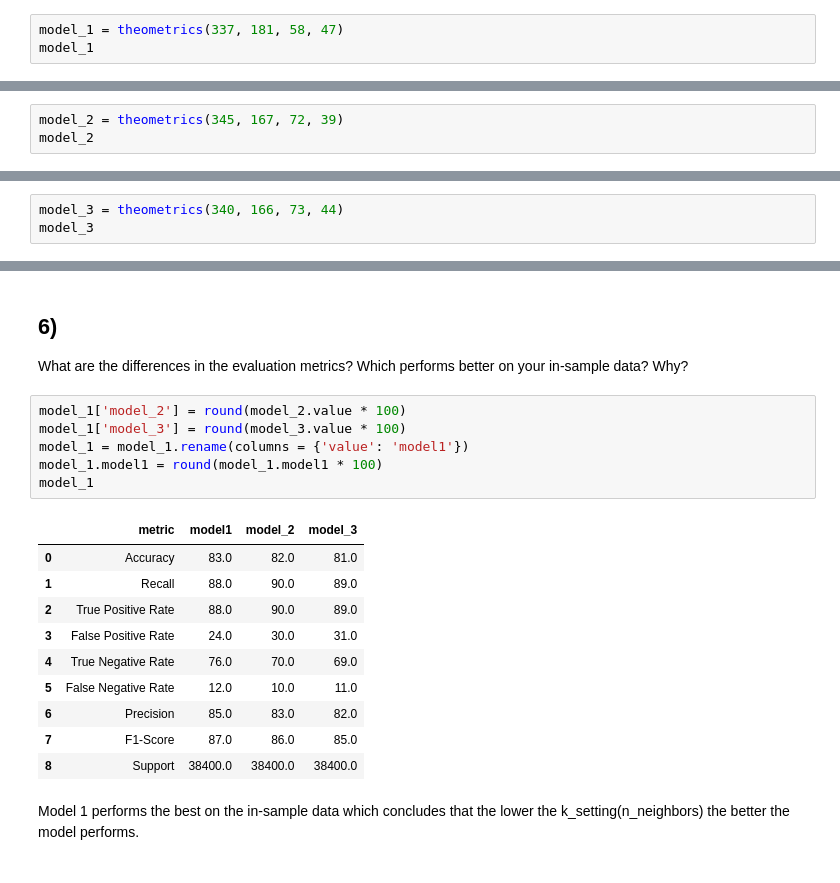
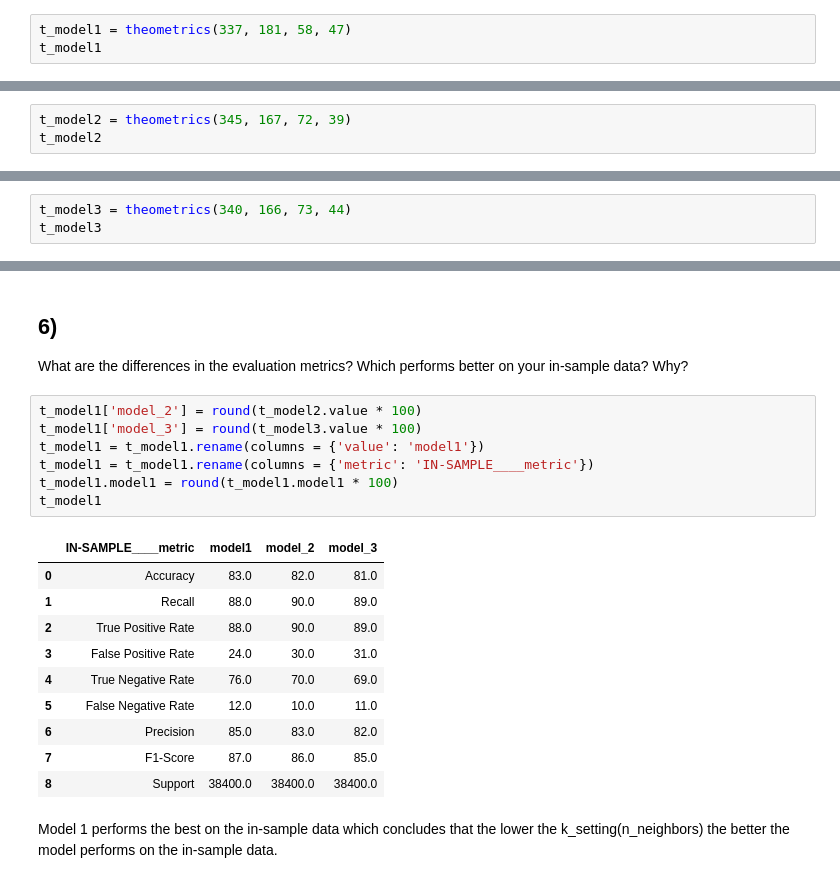
Before and after one commit to TheodoreQuansah/classification_exercises, a Jupyter notebook: knn_model.ipynb, the cells around one changed output, grey strips where cells are left out. Saved outputs shown, nothing was run; the diff lists cells and outputs as text.

```diff
--- a/knn_model.ipynb
+++ b/knn_model.ipynb
@@ -108,6 +112,6 @@ weighted avg       0.83      0.83      0.83       623
 # %%
-model_1 = theometrics(337, 181, 58, 47)
-model_1
+t_model1 = theometrics(337, 181, 58, 47)
+t_model1
 # %% [output]
 |  | metric | value |
 | 0 | Accuracy | 0.831461 |
@@ -222,6 +248,6 @@ weighted avg       0.82      0.82      0.82       623
 # %%
-model_2 = theometrics(345, 167, 72, 39)
-model_2
+t_model2 = theometrics(345, 167, 72, 39)
+t_model2
 # %% [output]
 |  | metric | value |
 | 0 | Accuracy | 0.821830 |
@@ -320,6 +368,6 @@ weighted avg       0.81      0.81      0.81       623
 # %%
-model_3 = theometrics(340, 166, 73, 44)
-model_3
+t_model3 = theometrics(340, 166, 73, 44)
+t_model3
 # %% [output]
 |  | metric | value |
 | 0 | Accuracy | 0.812199 |
@@ -340,13 +409,14 @@ Accuracy of KNN classifier on test set: 0.81
 ## 6)
  What are the differences in the evaluation metrics? Which performs better on your in-sample data? Why?
 # %%
-model_1['model_2'] = round(model_2.value * 100)
-model_1['model_3'] = round(model_3.value * 100)
-model_1 = model_1.rename(columns = {'value': 'model1'})
-model_1.model1 = round(model_1.model1 * 100)
-model_1
+t_model1['model_2'] = round(t_model2.value * 100)
+t_model1['model_3'] = round(t_model3.value * 100)
+t_model1 = t_model1.rename(columns = {'value': 'model1'})
+t_model1 = t_model1.rename(columns = {'metric': 'IN-SAMPLE____metric'})
+t_model1.model1 = round(t_model1.model1 * 100)
+t_model1
 # %% [output]
-|  | metric | model1 | model_2 | model_3 |
+|  | IN-SAMPLE____metric | model1 | model_2 | model_3 |
 | 0 | Accuracy | 83.0 | 82.0 | 81.0 |
 | 1 | Recall | 88.0 | 90.0 | 89.0 |
 | 2 | True Positive Rate | 88.0 | 90.0 | 89.0 |
@@ -357,4 +427,4 @@ model_1
 | 7 | F1-Score | 87.0 | 86.0 | 85.0 |
 | 8 | Support | 38400.0 | 38400.0 | 38400.0 |
 # %% [markdown]
-Model 1 performs the best on the in-sample data which concludes that the lower the k_setting(n_neighbors) the better the model performs.
+Model 1 performs the best on the in-sample data which concludes that the lower the k_setting(n_neighbors) the better the model performs on the in-sample data.
```
Also changed, not shown: parts of 18 cells of this notebook.
